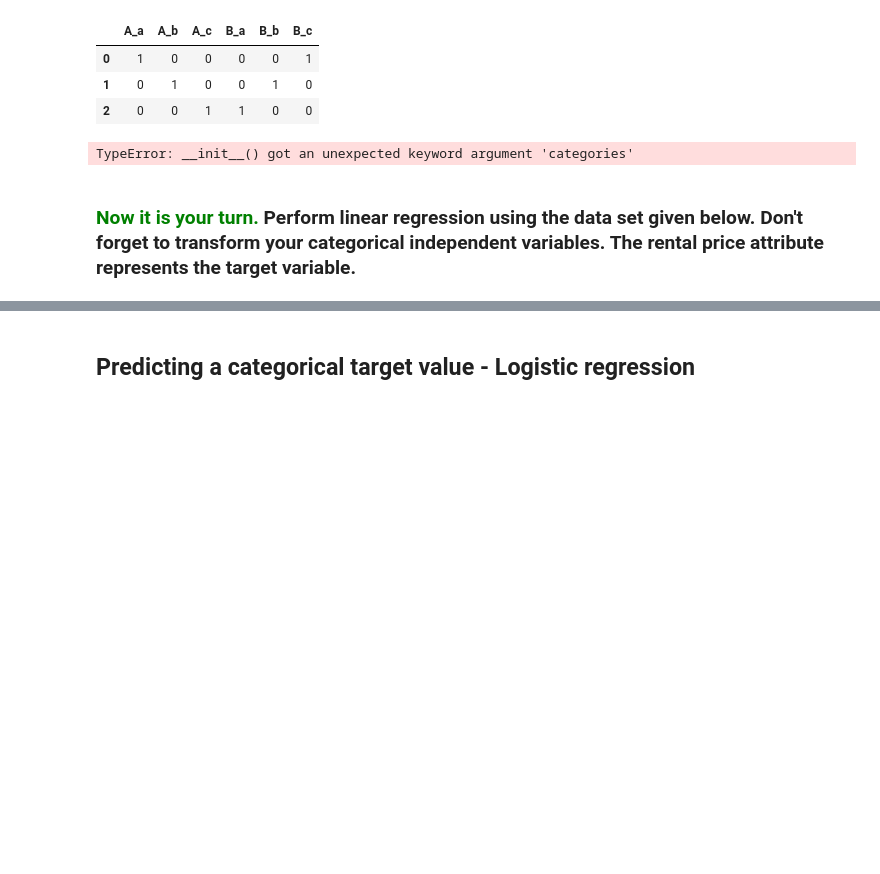
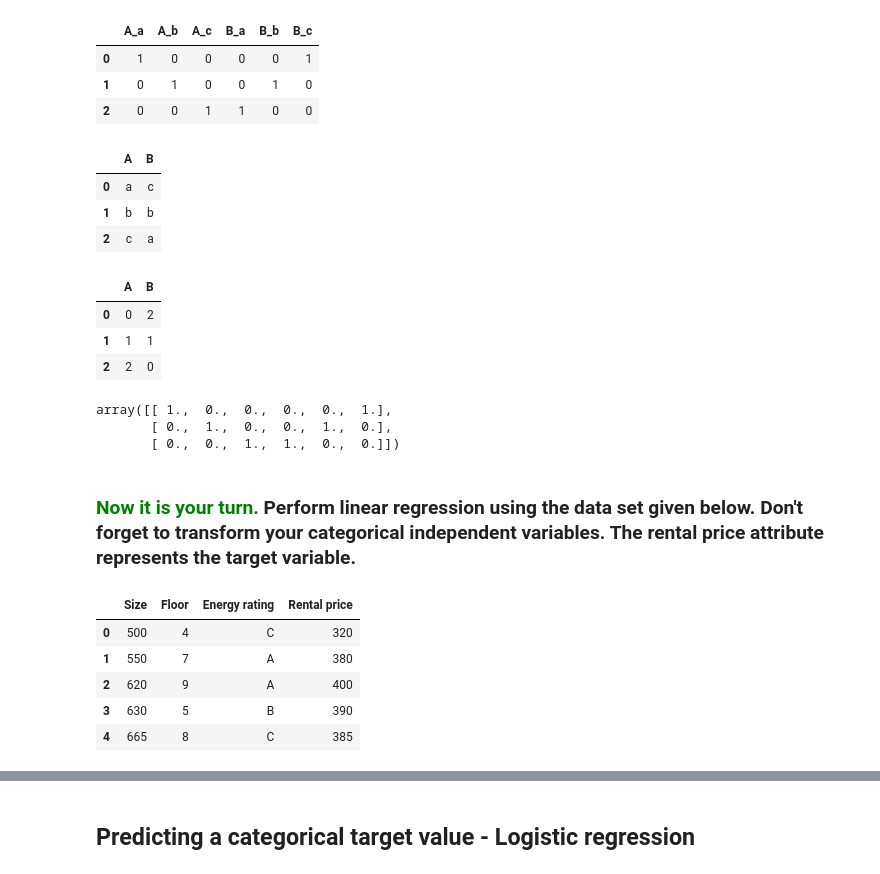
Before and after one commit to mrsonuk/university, a Jupyter notebook: data_science/uebung/03/Regression and SVM instructions.ipynb, the cells around one changed output, grey strips where cells are left out. Saved outputs shown, nothing was run; the diff lists cells and outputs as text; code cells hidden in the pictures; blank space fills up the shorter version.

```diff
--- a/data_science/uebung/03/Regression and SVM instructions.ipynb
+++ b/data_science/uebung/03/Regression and SVM instructions.ipynb
@@ -233,6 +242,13 @@ one_hot_pd
 | 0 | 1 | 0 | 0 | 0 | 0 | 1 |
 | 1 | 0 | 1 | 0 | 0 | 1 | 0 |
 | 2 | 0 | 0 | 1 | 1 | 0 | 0 |
+# %%
+df
+# %% [output]
+|  | A | B |
+| 0 | a | c |
+| 1 | b | b |
+| 2 | c | a |
 # %%
 #example using scikit
 from sklearn.preprocessing import LabelEncoder, OneHotEncoder
@@ -241,16 +257,31 @@ le = LabelEncoder()
 # encode labels with value between 0 and n_classes-1.
 df2 = df.apply(le.fit_transform)
 df2.head()
-
-encoder = OneHotEncoder(categories='auto')
-encoder.fit(df2)
-
-onehotlabels = encoder.transform(df2).toarray()
-onehotlabels
 # %% [output]
-TypeError: __init__() got an unexpected keyword argument 'categories'
+|  | A | B |
+| 0 | 0 | 2 |
+| 1 | 1 | 1 |
+| 2 | 2 | 0 |
+# %%
+encoder = OneHotEncoder() #categories='auto' funktioniert nicht
+encoder.fit(df2)
+
+onehotlabels = encoder.transform(df2).toarray()
+onehotlabels
+# %% [output]
+array([[ 1.,  0.,  0.,  0.,  0.,  1.],
+       [ 0.,  1.,  0.,  0.,  1.,  0.],
+       [ 0.,  0.,  1.,  1.,  0.,  0.]])
 # %% [markdown]
 ### <span style="color:green"> Now it is your turn. </span>  Perform linear regression using the data set given below. Don't forget to transform your categorical independent variables. The rental price attribute represents the target variable.
 # %%
 #Your turn
 data = pd.DataFrame({'Size':[500,550,620,630,665],'Floor':[4,7,9,5,8], 'Energy rating':['C', 'A', 'A', 'B', 'C'], 'Rental price': [320,380,400,390,385] })
+data
+# %% [output]
+|  | Size | Floor | Energy rating | Rental price |
+| 0 | 500 | 4 | C | 320 |
+| 1 | 550 | 7 | A | 380 |
+| 2 | 620 | 9 | A | 400 |
+| 3 | 630 | 5 | B | 390 |
+| 4 | 665 | 8 | C | 385 |
```
Also changed, not shown: parts of 9 cells of this notebook, 13 other files.
